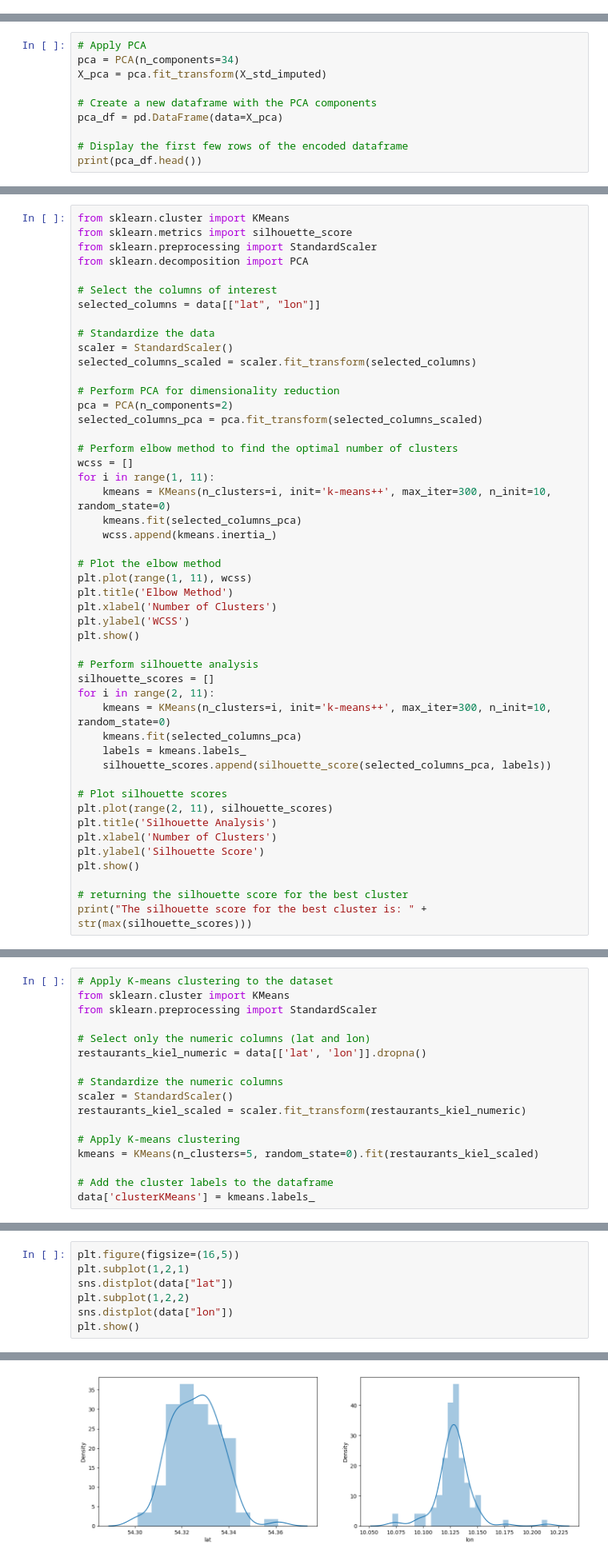
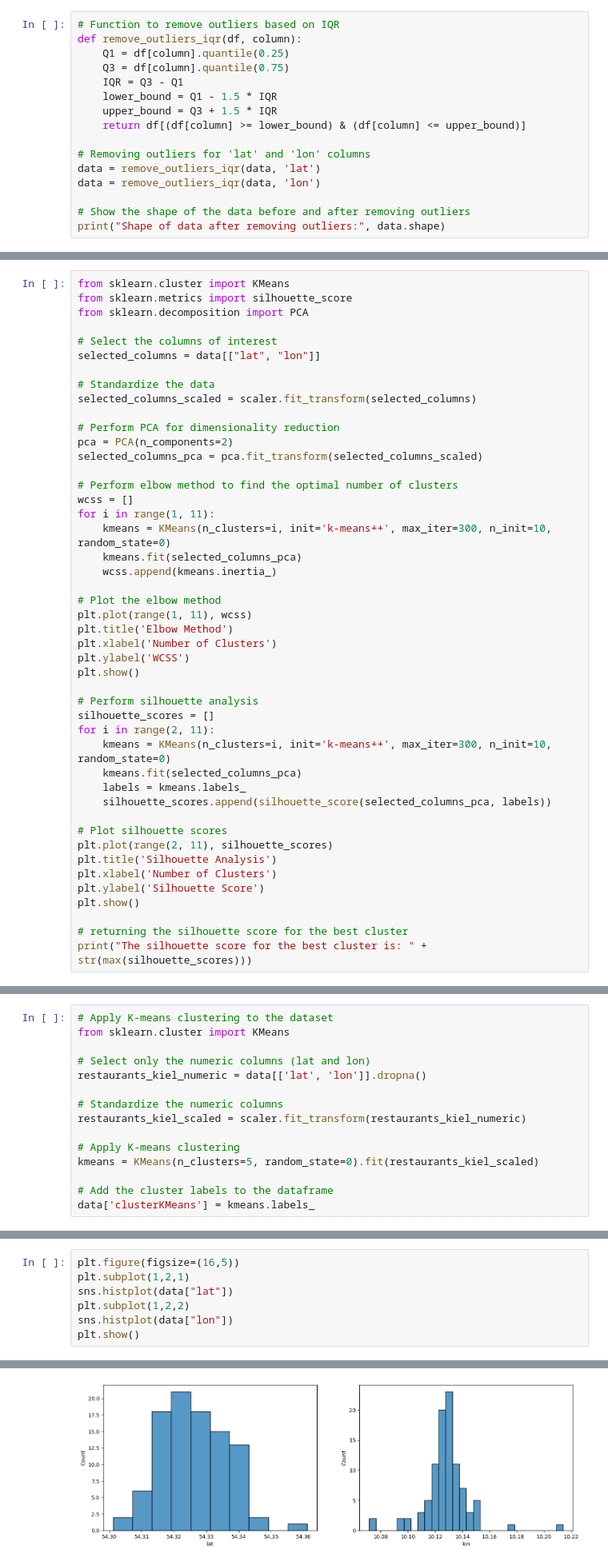
Before and after one commit to MartinDieCooleSocke420/sem1_math_and_stats, a Jupyter notebook: exam/experiments.ipynb, the cells around one changed output, grey strips where cells are left out. Shown at 80% size. Cells and saved outputs as stored; diff of their text form.

```diff
--- a/exam/experiments.ipynb
+++ b/exam/experiments.ipynb
@@ -167,0 +186,16 @@ data["amenity"] = data["amenity"].astype("category")
+# %%
+# Function to remove outliers based on IQR
+def remove_outliers_iqr(df, column):
+    Q1 = df[column].quantile(0.25)
+    Q3 = df[column].quantile(0.75)
+    IQR = Q3 - Q1
+    lower_bound = Q1 - 1.5 * IQR
+    upper_bound = Q3 + 1.5 * IQR
+    return df[(df[column] >= lower_bound) & (df[column] <= upper_bound)]
+
+# Removing outliers for 'lat' and 'lon' columns
+data = remove_outliers_iqr(data, 'lat')
+data = remove_outliers_iqr(data, 'lon')
+
+# Show the shape of the data before and after removing outliers
+print("Shape of data after removing outliers:", data.shape)
@@ -231,10 +294,0 @@ The optimal number of components is: 34
-# %%
-# Apply PCA
-pca = PCA(n_components=34)
-X_pca = pca.fit_transform(X_std_imputed)
-
-# Create a new dataframe with the PCA components
-pca_df = pd.DataFrame(data=X_pca)
-
-# Display the first few rows of the encoded dataframe
-print(pca_df.head())
@@ -291,14 +329,12 @@ Understanding the strengths and weaknesses of each method allows us to leverage
 # %%
 from sklearn.cluster import KMeans
 from sklearn.metrics import silhouette_score
-from sklearn.preprocessing import StandardScaler
 from sklearn.decomposition import PCA
 
 # Select the columns of interest
 selected_columns = data[["lat", "lon"]]
 
 # Standardize the data
-scaler = StandardScaler()
 selected_columns_scaled = scaler.fit_transform(selected_columns)
 
 # Perform PCA for dimensionality reduction
@@ -346,13 +382,11 @@ Anyway for demonstration purposes we are going to use them in this notebook.
 # %%
 # Apply K-means clustering to the dataset
 from sklearn.cluster import KMeans
-from sklearn.preprocessing import StandardScaler
 
 # Select only the numeric columns (lat and lon)
 restaurants_kiel_numeric = data[['lat', 'lon']].dropna()
 
 # Standardize the numeric columns
-scaler = StandardScaler()
 restaurants_kiel_scaled = scaler.fit_transform(restaurants_kiel_numeric)
 
 # Apply K-means clustering
@@ -571,8 +588,8 @@ import seaborn as sns
 # %%
 plt.figure(figsize=(16,5))
 plt.subplot(1,2,1)
-sns.distplot(data["lat"])
+sns.histplot(data["lat"])
 plt.subplot(1,2,2)
-sns.distplot(data["lon"])
+sns.histplot(data["lon"])
 plt.show()
 # %% [output]
@@ -598,4 +596,4 @@ https://gist.github.com/mwaskom/de44147ed2974457ad6372750bbe5751
-[figure, old version]
+[figure, new version]
 # %%
 sns.boxplot(data['lat'])
 plt.show()
```
Also changed, not shown: parts of 26 cells of this notebook.
